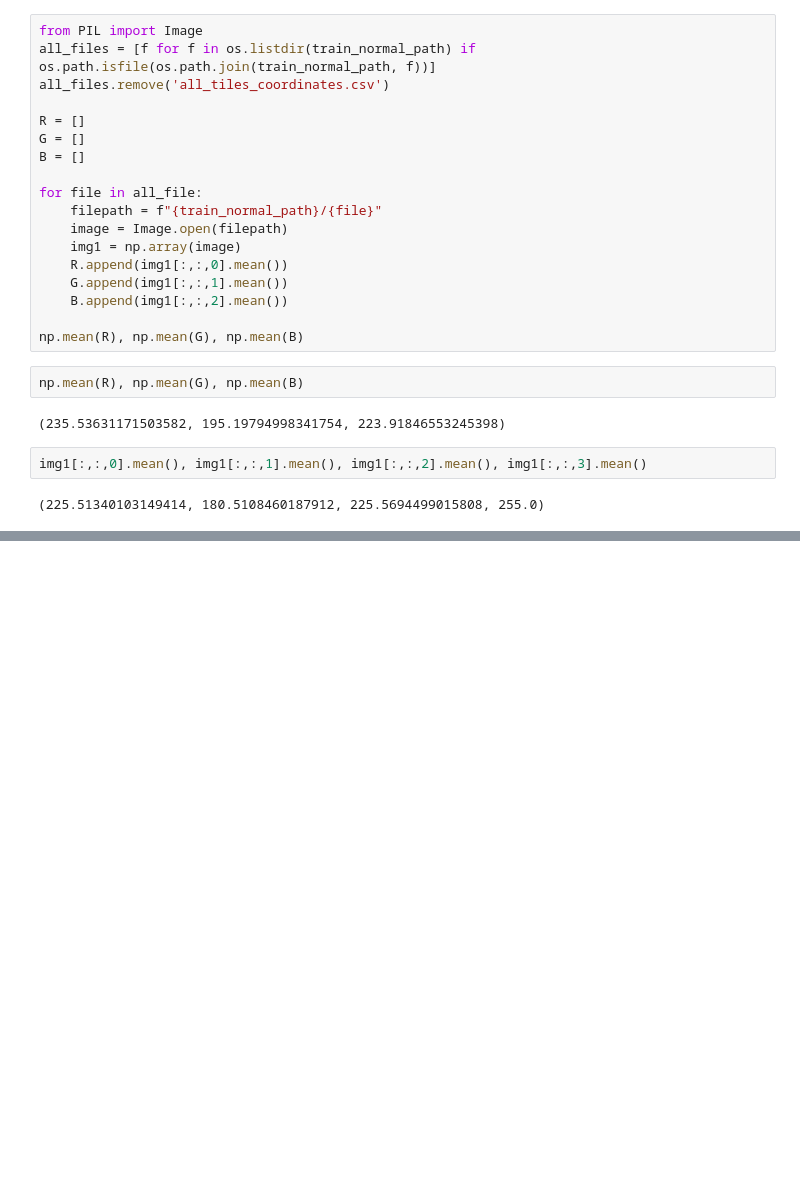
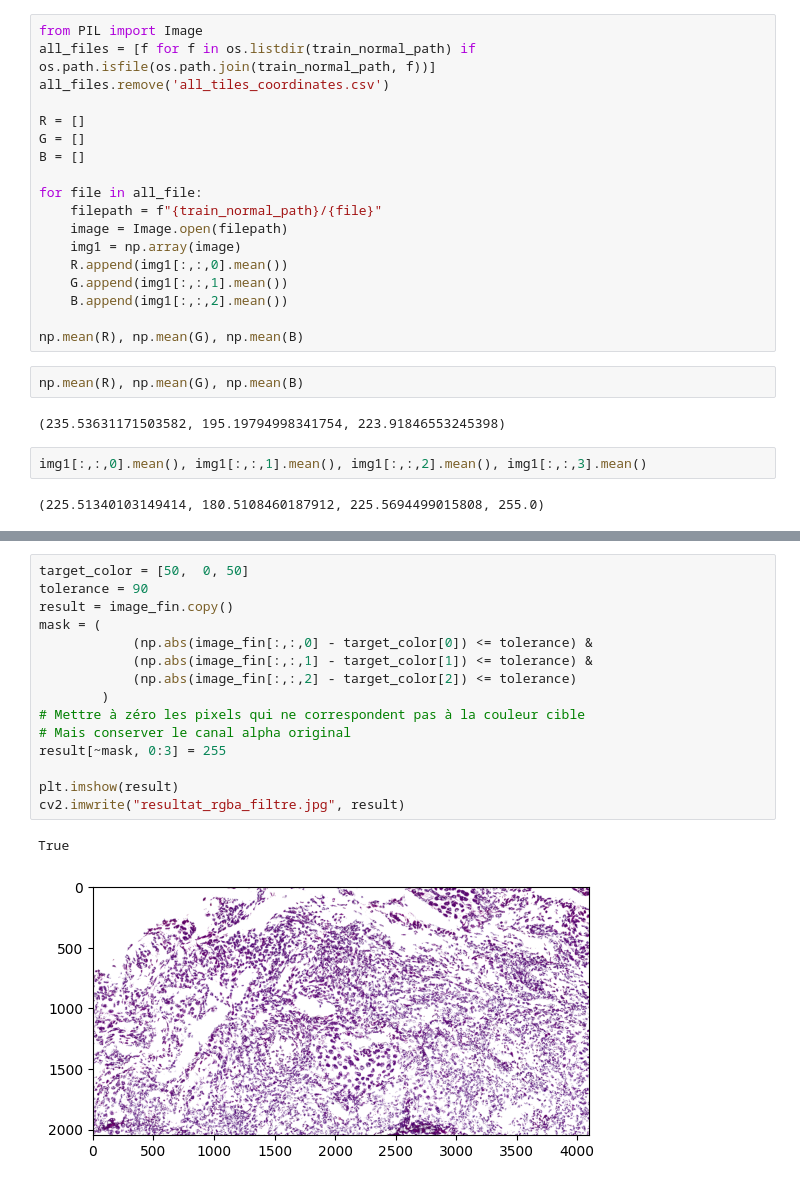
Before and after one commit to Greg-hub-dev/anapath, a Jupyter notebook: anapath/notebooks/tile_manip.ipynb, the cells around one changed output, grey strips where cells are left out. Cells and saved outputs as stored; diff of their text form; blank space fills up the shorter version.

```diff
--- a/anapath/notebooks/tile_manip.ipynb
+++ b/anapath/notebooks/tile_manip.ipynb
@@ -756,0 +716,18 @@ df.shape
+# %%
+target_color = [50,  0, 50]
+tolerance = 90
+result = image_fin.copy()
+mask = (
+            (np.abs(image_fin[:,:,0] - target_color[0]) <= tolerance) &
+            (np.abs(image_fin[:,:,1] - target_color[1]) <= tolerance) &
+            (np.abs(image_fin[:,:,2] - target_color[2]) <= tolerance)
+        )
+# Mettre à zéro les pixels qui ne correspondent pas à la couleur cible
+# Mais conserver le canal alpha original
+result[~mask, 0:3] = 255
+
+plt.imshow(result)
+cv2.imwrite("resultat_rgba_filtre.jpg", result)
+# %% [output]
+True
+[figure, added]
```
Also changed, not shown: parts of 10 cells of this notebook, 6 other files.
